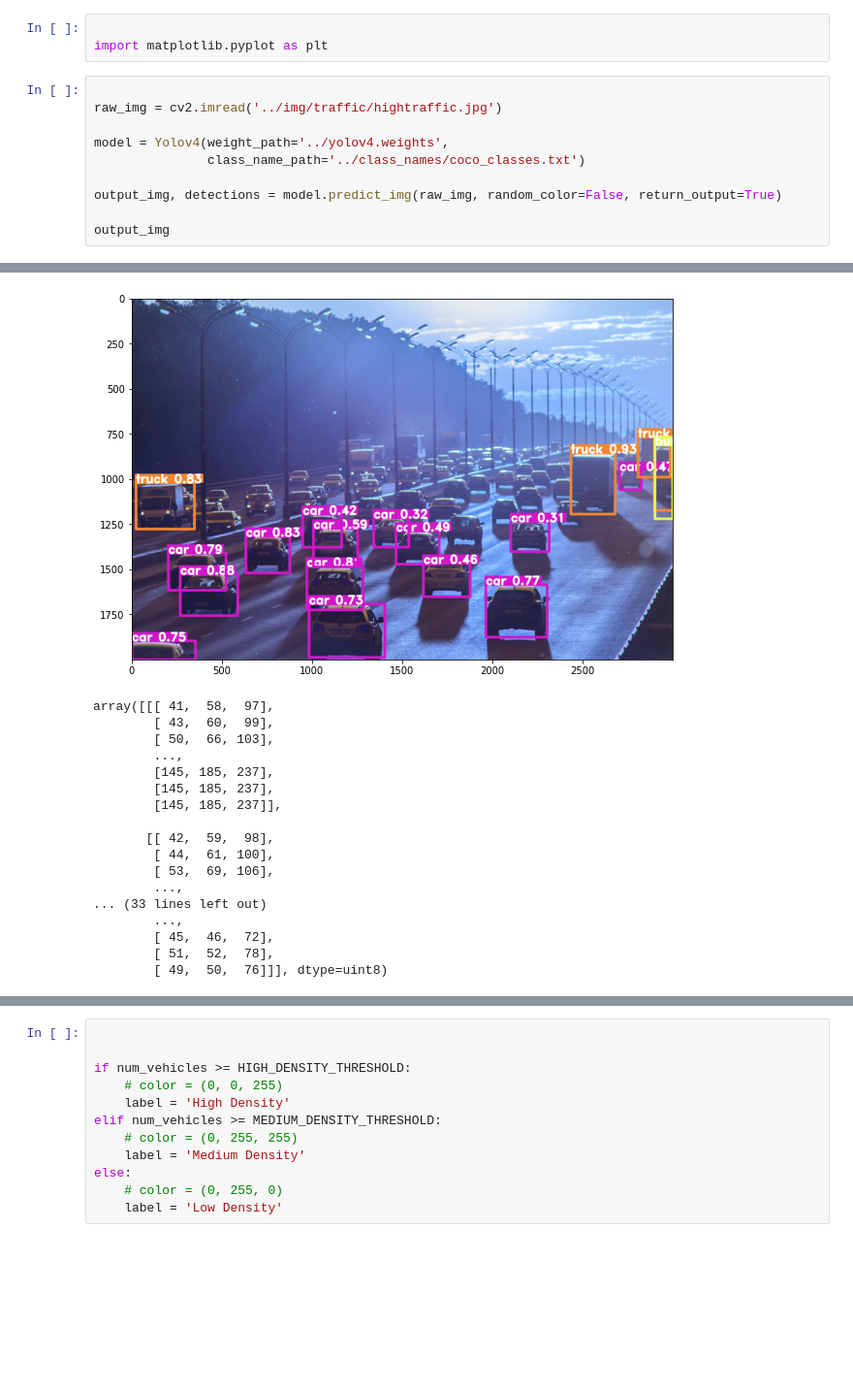
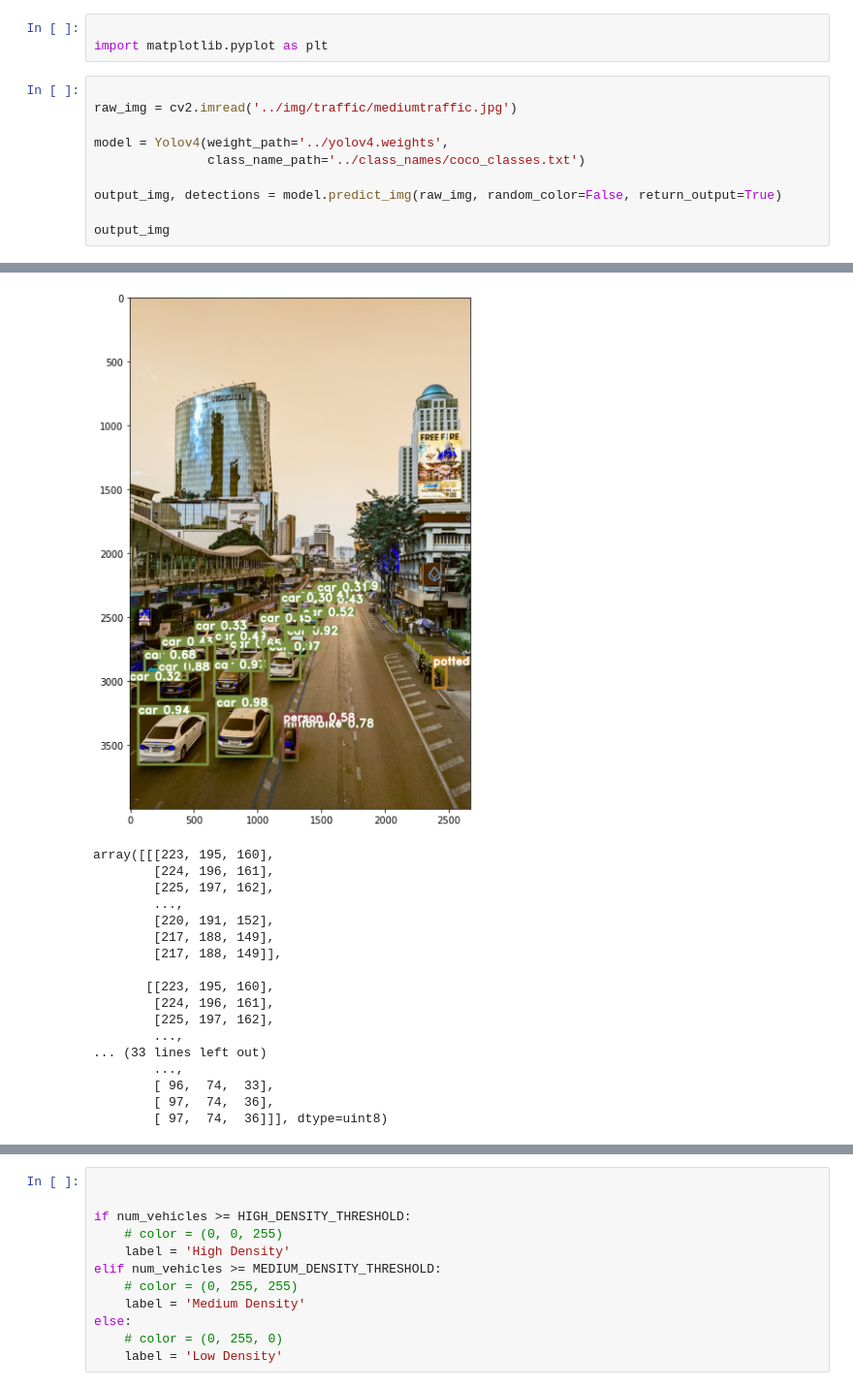
Before and after one commit to Gaana-25/Traffic-Density-Estimation, a Jupyter notebook: notebook/densityEstimation.ipynb, the cells around one changed output, grey strips where cells are left out. Shown at 97% size. Saved outputs shown, nothing was run; the diff lists cells and outputs as text; blank space fills up the shorter version.

Commit message:
Traffic-Density-Estimation

```diff
--- a/notebook/densityEstimation.ipynb
+++ b/notebook/densityEstimation.ipynb
@@ -15,7 +15,7 @@ MEDIUM_DENSITY_THRESHOLD = 10
 import matplotlib.pyplot as plt
 # %%
 
-raw_img = cv2.imread('../img/traffic/hightraffic.jpg')
+raw_img = cv2.imread('../img/traffic/mediumtraffic.jpg')
 
 model = Yolov4(weight_path='../yolov4.weights',
                class_name_path='../class_names/coco_classes.txt')
@@ -33,21 +34,21 @@ img shape:  (2000, 3000, 3)
-[figure, old version]
+[figure, new version]
-array([[[ 41,  58,  97],
-        [ 43,  60,  99],
-        [ 50,  66, 103],
+array([[[223, 195, 160],
+        [224, 196, 161],
+        [225, 197, 162],
         ...,
-        [145, 185, 237],
-        [145, 185, 237],
-        [145, 185, 237]],
+        [220, 191, 152],
+        [217, 188, 149],
+        [217, 188, 149]],
 
-       [[ 42,  59,  98],
-        [ 44,  61, 100],
-        [ 53,  69, 106],
+       [[223, 195, 160],
+        [224, 196, 161],
+        [225, 197, 162],
         ...,
 ... (33 lines left out)
         ...,
-        [ 45,  46,  72],
-        [ 51,  52,  78],
-        [ 49,  50,  76]]], dtype=uint8)
+        [ 96,  74,  33],
+        [ 97,  74,  36],
+        [ 97,  74,  36]]], dtype=uint8)
 # %%
 print(detections[:5])
 # %% [output]
```
Also changed, not shown: parts of 4 cells of this notebook.
